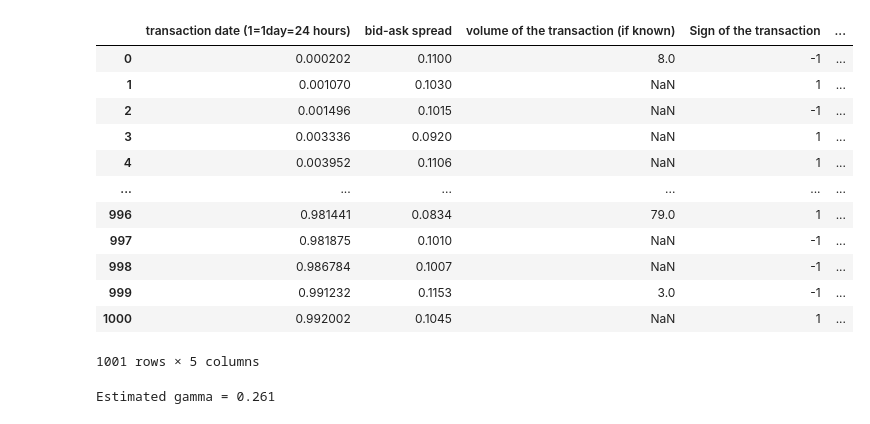
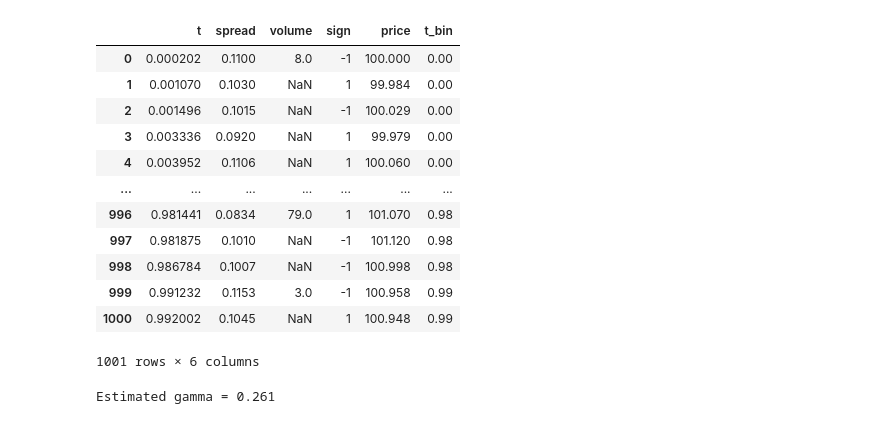
Before and after one commit to NatachaGsn/Market-risk---project, a Jupyter notebook: Part4.ipynb, the cells around one changed output. Cells and saved outputs as stored; diff of their text form; code cells hidden in the pictures.

```diff
--- a/Part4.ipynb
+++ b/Part4.ipynb
@@ -7,39 +7,41 @@ df_TD4 = pd.read_excel("Dataset TD4.xlsx")
 # %%
 df_TD4
 df = df_TD4
 df = df.rename(columns={
     "transaction date (1=1day=24 hours)": "t",
     "bid-ask spread": "spread",
     "volume of the transaction (if known)": "volume",
     "Sign of the transaction": "sign",
     "Price (before transaction)": "price"
 })
 
 df.sort_values(by = "t", inplace = True)
 
 df["t_bin"] = (df["t"] // 0.01) * 0.01
 df["t_bin"] = df["t_bin"].round(2)
 df_grouped = df.groupby("t_bin").agg({
     "spread": "last",
     "volume": "last",
     "sign": "last",
     "price": "last"
 }).reset_index()
 df_TD4
+
+df
 # %% [output]
-|  | transaction date (1=1day=24 hours) | bid-ask spread | volume of the transaction (if known) | Sign of the transaction | ... |
-| 0 | 0.000202 | 0.1100 | 8.0 | -1 | ... |
-| 1 | 0.001070 | 0.1030 | NaN | 1 | ... |
-| 2 | 0.001496 | 0.1015 | NaN | -1 | ... |
-| 3 | 0.003336 | 0.0920 | NaN | 1 | ... |
-| 4 | 0.003952 | 0.1106 | NaN | 1 | ... |
-| ... | ... | ... | ... | ... | ... |
-| 996 | 0.981441 | 0.0834 | 79.0 | 1 | ... |
-| 997 | 0.981875 | 0.1010 | NaN | -1 | ... |
-| 998 | 0.986784 | 0.1007 | NaN | -1 | ... |
-| 999 | 0.991232 | 0.1153 | 3.0 | -1 | ... |
-| 1000 | 0.992002 | 0.1045 | NaN | 1 | ... |
+|  | t | spread | volume | sign | price | t_bin |
+| 0 | 0.000202 | 0.1100 | 8.0 | -1 | 100.000 | 0.00 |
+| 1 | 0.001070 | 0.1030 | NaN | 1 | 99.984 | 0.00 |
+| 2 | 0.001496 | 0.1015 | NaN | -1 | 100.029 | 0.00 |
+| 3 | 0.003336 | 0.0920 | NaN | 1 | 99.979 | 0.00 |
+| 4 | 0.003952 | 0.1106 | NaN | 1 | 100.060 | 0.00 |
+| ... | ... | ... | ... | ... | ... | ... |
+| 996 | 0.981441 | 0.0834 | 79.0 | 1 | 101.070 | 0.98 |
+| 997 | 0.981875 | 0.1010 | NaN | -1 | 101.120 | 0.98 |
+| 998 | 0.986784 | 0.1007 | NaN | -1 | 100.998 | 0.98 |
+| 999 | 0.991232 | 0.1153 | 3.0 | -1 | 100.958 | 0.99 |
+| 1000 | 0.992002 | 0.1045 | NaN | 1 | 100.948 | 0.99 |
-1001 rows × 5 columns
+1001 rows × 6 columns
 # %%
 import numpy as np
 import matplotlib.pyplot as plt
```
Also changed, not shown: parts of 6 cells of this notebook, 1 other file.
